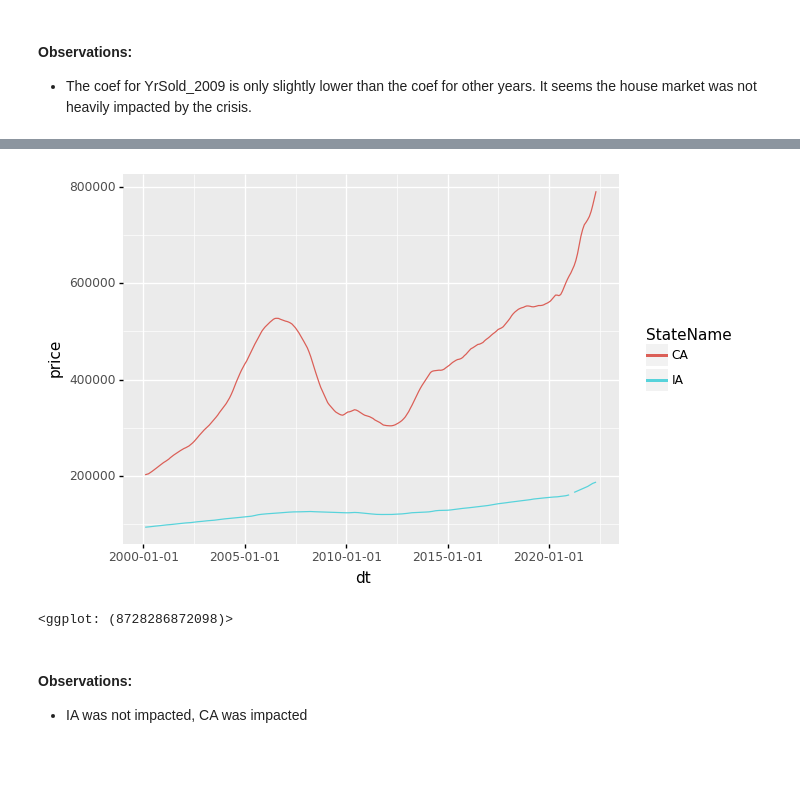
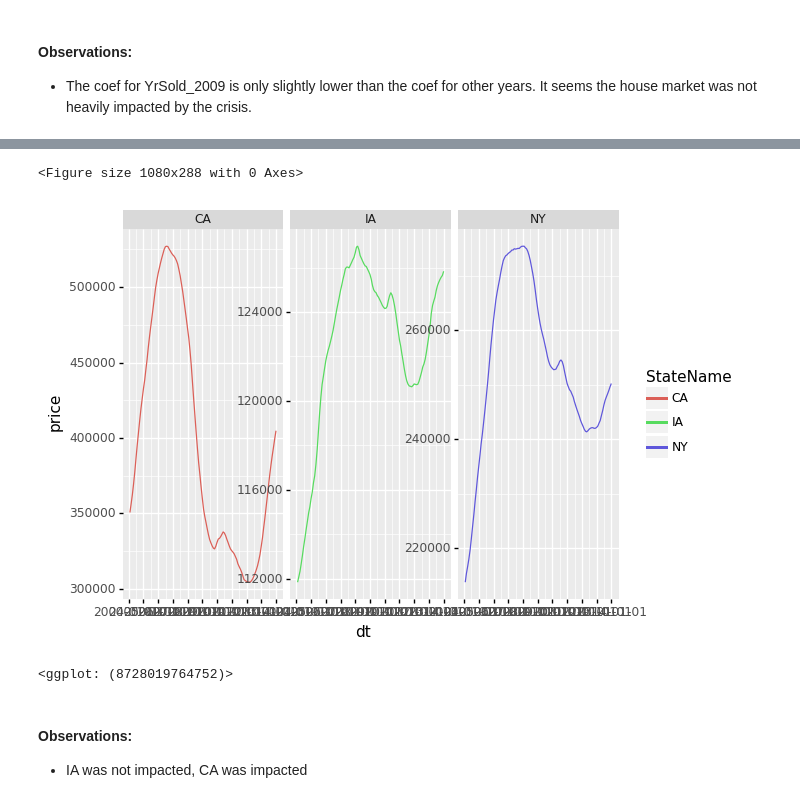
Before and after one commit to dehuihou/ames_house_price, a Jupyter notebook: sta208_final_project_lasso.ipynb, the cells around one changed output, grey strips where cells are left out. Saved outputs shown, nothing was run; the diff lists cells and outputs as text; code cells hidden in the pictures; blank space fills up the shorter version.

```diff
--- a/sta208_final_project_lasso.ipynb
+++ b/sta208_final_project_lasso.ipynb
@@ -272,7 +369,7 @@ from datetime import datetime
 df_zillow = pd.read_csv('data/zillow_price_state.csv')
 
 df_zillow = (
-    df_zillow[(df_zillow['StateName'] == 'IA') | (df_zillow['StateName'] == 'CA')]
+    df_zillow[(df_zillow['StateName'] == 'IA') | (df_zillow['StateName'] == 'CA') | (df_zillow['StateName'] == 'NY')]
     .melt(
         id_vars=['RegionID', 'SizeRank', 'RegionName', 'RegionType', 'StateName'],
         var_name='dt',
@@ -284,8 +383,16 @@ df_zillow['dt'] = df_zillow['dt'].apply(lambda x: datetime.strptime(x, '%Y-%m-%d
 # %%
-p9.ggplot(df_zillow, p9.aes('dt', 'price', color='StateName')) + p9.geom_line()
+(
+    p9.ggplot(
+        df_zillow[(df_zillow['dt'] >= '2004-01-31') & (df_zillow['dt'] < '2014-01-31')],
+        p9.aes('dt', 'price', color='StateName')
+    )
+    + p9.geom_line()
+    + p9.facet_wrap('~StateName', scales='free_y')
+)
 # %% [output]
+<Figure size 1080x288 with 0 Axes>
-[figure, old version]
+[figure, new version]
-<ggplot: (8728286872098)>
+<ggplot: (8728019764752)>
 # %% [markdown]
 #### Observations:
 
```
Also changed, not shown: parts of 13 cells of this notebook.
